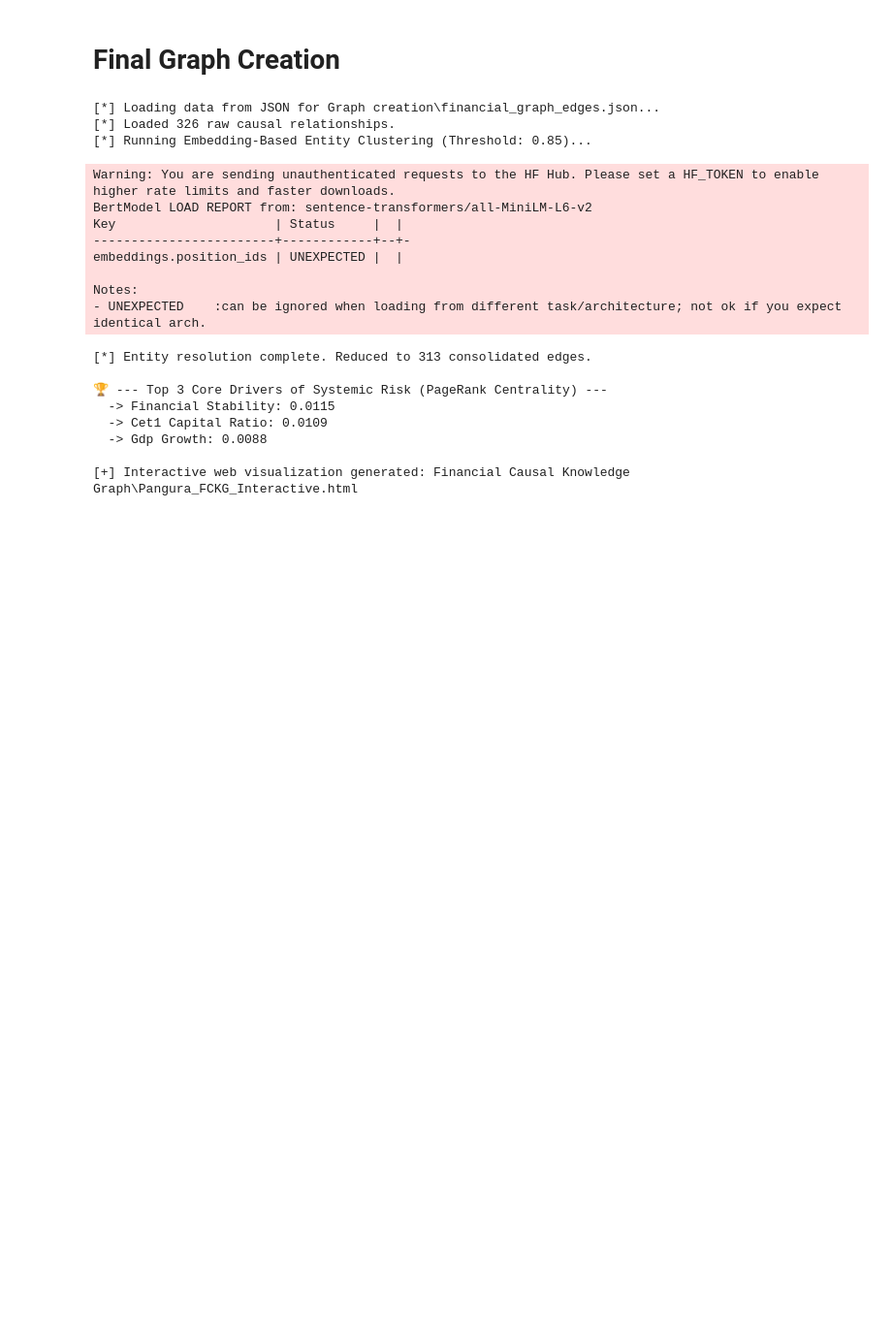
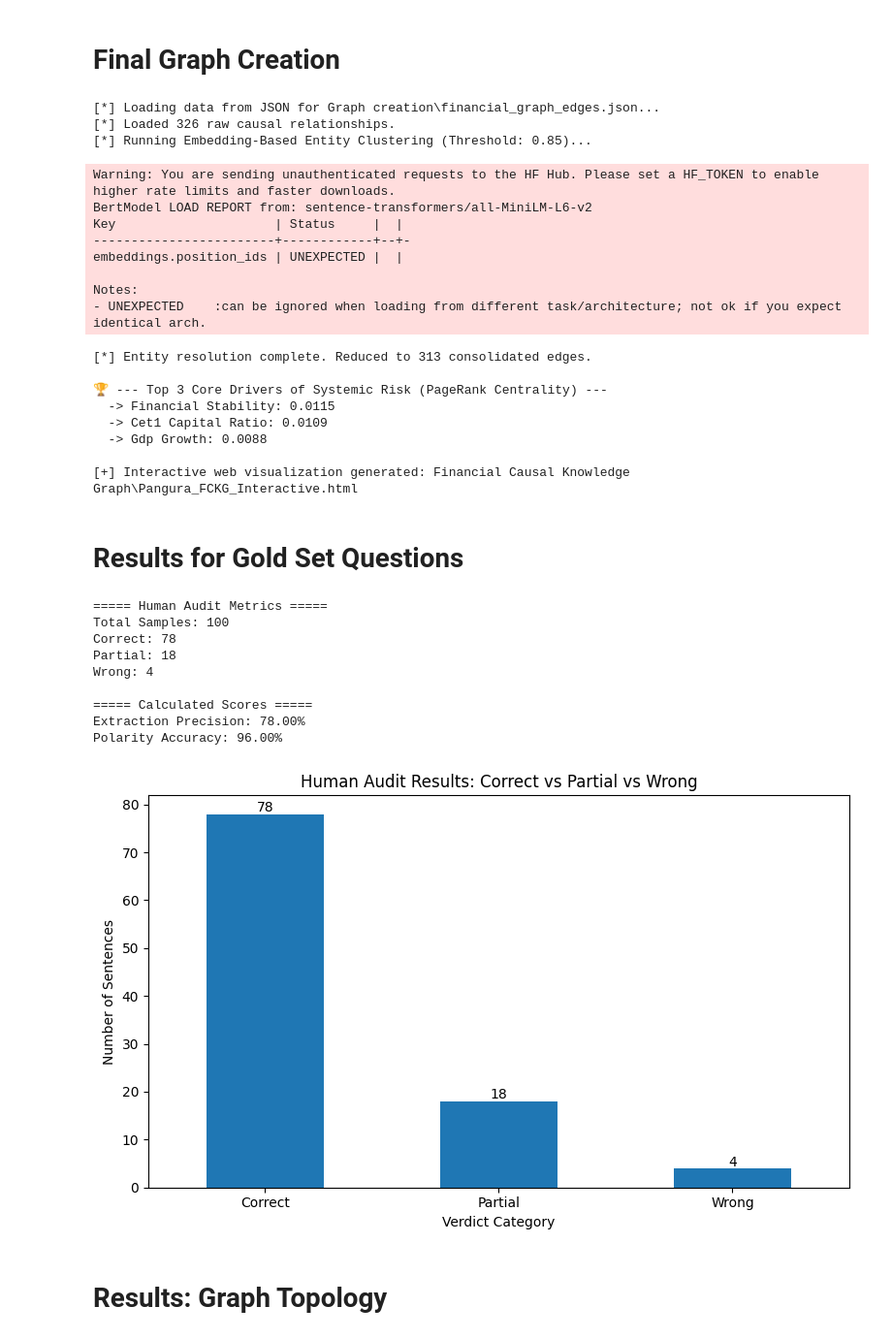
Before and after one commit to PreetishMajumdar/Financial-Causal-Knowledge-Graphs-NLP-Pipeline, a Jupyter notebook: Full Code.ipynb, the cells around one changed output. Shown at 97% size. Drawn from its saved outputs; the diff is of its cells as text; code cells hidden in the pictures; blank space fills up the shorter version.

Commit message:
Metrics and Evaluation added

```diff
--- a/Full Code.ipynb
+++ b/Full Code.ipynb
@@ -810,3 +810,73 @@ Notes:
   -> Gdp Growth: 0.0088
 
 [+] Interactive web visualization generated: Financial Causal Knowledge Graph\Pangura_FCKG_Interactive.html
+# %% [markdown]
+# Results for Gold Set Questions
+# %%
+import pandas as pd
+import matplotlib.pyplot as plt
+
+# Load CSV file
+df = pd.read_csv("gold_set_audit_filled.csv")
+
+# Count verdict categories
+verdict_counts = df["VERDICT"].value_counts()
+
+# Calculate Metrics
+
+total_samples = len(df)
+
+correct_count = verdict_counts.get("Correct", 0)
+partial_count = verdict_counts.get("Partial", 0)
+wrong_count = verdict_counts.get("Wrong", 0)
+
+# Extraction Precision
+precision_ext = (correct_count / total_samples) * 100
+
+# Polarity Accuracy
+# Assuming Partial still has valid entities but polarity issue
+correct_polarities = correct_count + partial_count
+accuracy_pol = (correct_polarities / total_samples) * 100
+
+# Print metrics
+print("===== Human Audit Metrics =====")
+print(f"Total Samples: {total_samples}")
+print(f"Correct: {correct_count}")
+print(f"Partial: {partial_count}")
+print(f"Wrong: {wrong_count}")
+
+print("\n===== Calculated Scores =====")
+print(f"Extraction Precision: {precision_ext:.2f}%")
+print(f"Polarity Accuracy: {accuracy_pol:.2f}%")
+
+# Create Bar Chart
+
+plt.figure(figsize=(8, 5))
+verdict_counts.plot(kind="bar")
+
+# Labels and title
+plt.xlabel("Verdict Category")
+plt.ylabel("Number of Sentences")
+plt.title("Human Audit Results: Correct vs Partial vs Wrong")
+
+# Add values above bars
+for i, value in enumerate(verdict_counts.values):
+    plt.text(i, value + 0.5, str(value), ha='center')
+
+plt.xticks(rotation=0)
+
+plt.tight_layout()
+plt.show()
+# %% [output]
+===== Human Audit Metrics =====
+Total Samples: 100
+Correct: 78
+Partial: 18
+Wrong: 4
+
+===== Calculated Scores =====
+Extraction Precision: 78.00%
+Polarity Accuracy: 96.00%
+[figure, added]
+# %% [markdown]
+# Results: Graph Topology
```
Also changed, not shown: parts of 1 cell of this notebook, 1 other file.
